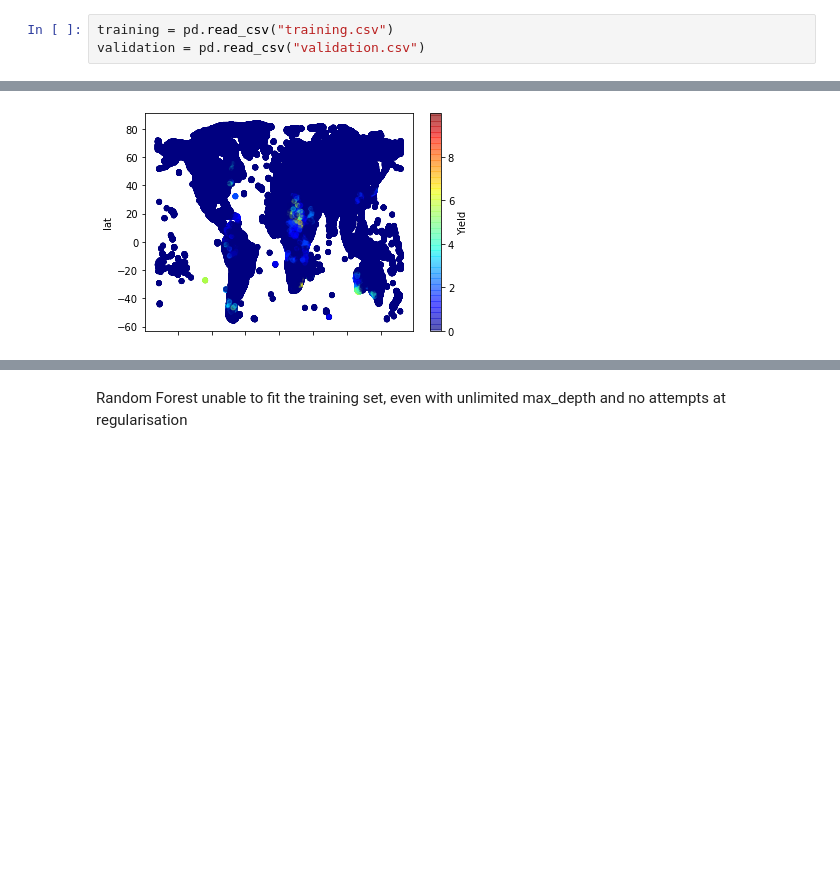
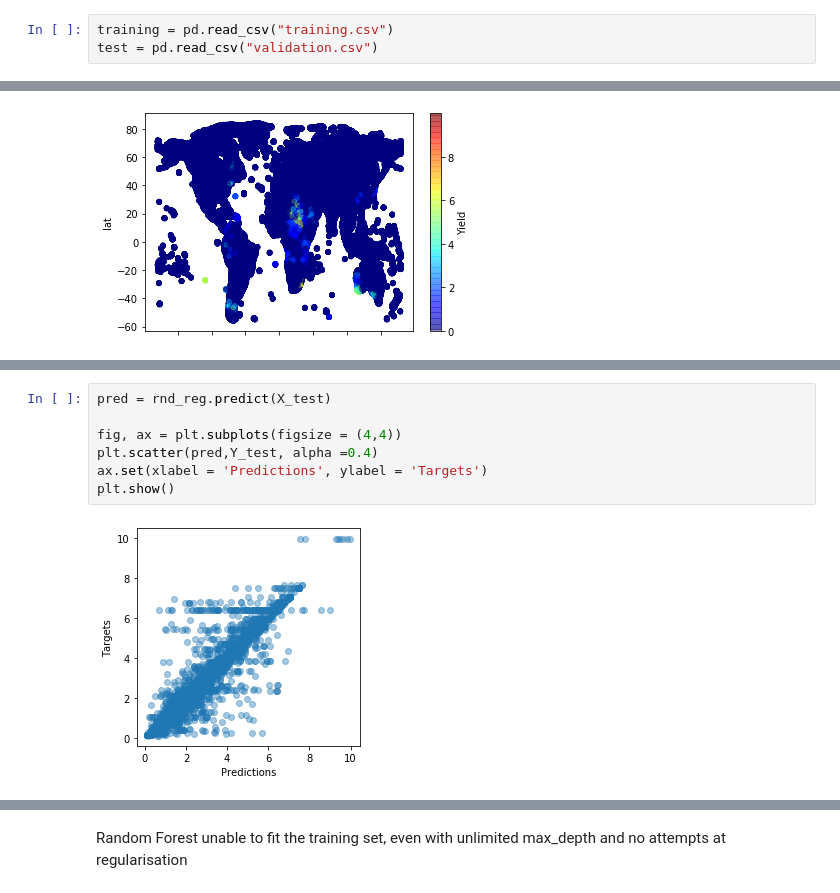
Before and after one commit to kenzaxtazi/agri-risk, a Jupyter notebook: Random_forests.ipynb, the cells around one changed output, grey strips where cells are left out. Cells and saved outputs as stored; diff of their text form; blank space fills up the shorter version.

```diff
--- a/Random_forests.ipynb
+++ b/Random_forests.ipynb
@@ -5,6 +10,6 @@ from sklearn.ensemble import RandomForestRegressor
 # %%
 training = pd.read_csv("training.csv")
-validation = pd.read_csv("validation.csv")
+test = pd.read_csv("validation.csv")
 # %%
 training.head()
 training.info()
@@ -46,0 +101,9 @@ RandomForestRegressor(bootstrap=True, criterion='mse', max_depth=None,
+# %%
+pred = rnd_reg.predict(X_test)
+
+fig, ax = plt.subplots(figsize = (4,4))
+plt.scatter(pred,Y_test, alpha =0.4)
+ax.set(xlabel = 'Predictions', ylabel = 'Targets')
+plt.show()
+# %% [output]
+[figure, added]
```
Also changed, not shown: parts of 23 cells of this notebook.
